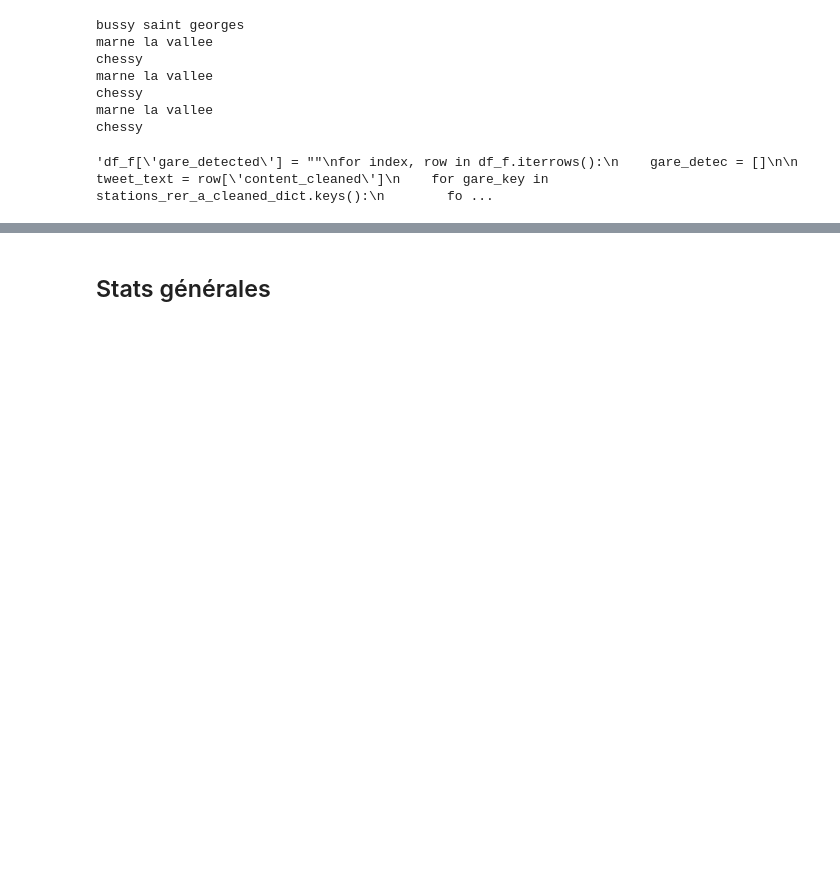
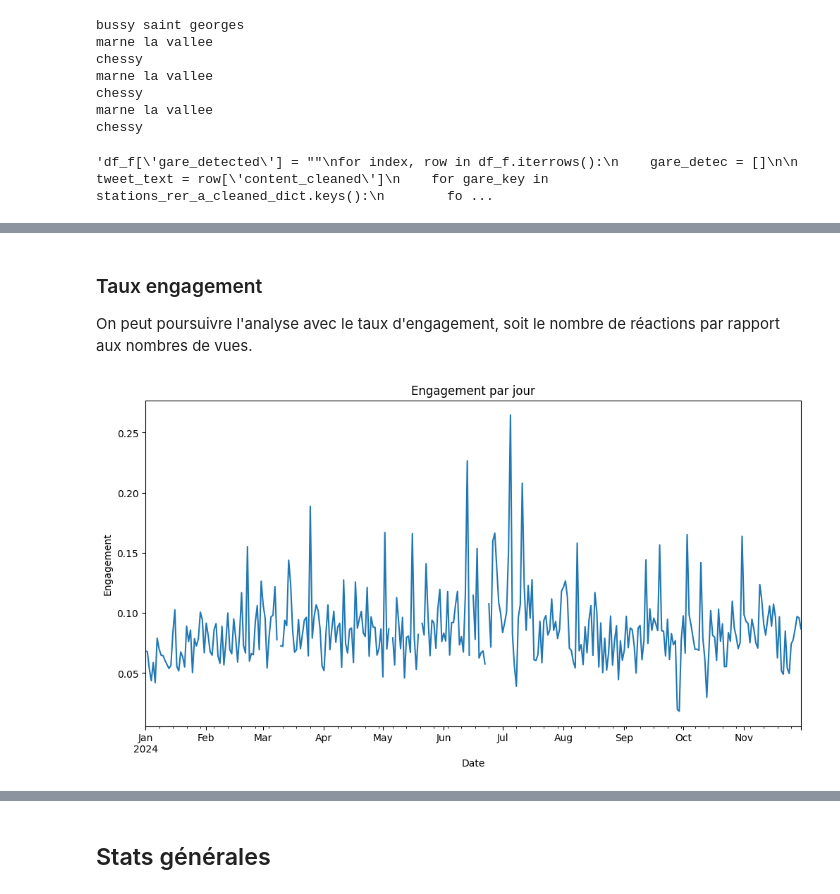
Before and after one commit to Gabe-MGNT/RERA_WRAPPED_2024, a Jupyter notebook: analyze_data/analyze.ipynb, the cells around one changed output, grey strips where cells are left out. Saved outputs shown, nothing was run; the diff lists cells and outputs as text; code cells hidden in the pictures; blank space fills up the shorter version.

```diff
--- a/analyze_data/analyze.ipynb
+++ b/analyze_data/analyze.ipynb
@@ -445,0 +636,21 @@ array([[" Le trafic est perturbé de Poissy vers Nanterre - Préfecture , en rai
+# %% [markdown]
+### Taux engagement
+On peut poursuivre l'analyse avec le taux d'engagement, soit le nombre de réactions par rapport aux nombres de vues.
+# %%
+df_f['engagement'] = ((df_f['likes'] + df_f['retweets'] + df_f['comments']) / df_f['views'])*100
+
+
+
+# Tracer l'engagement au fil du temps
+df_f['date'] = pd.to_datetime(df_f['time_posted'])
+df_tweet_normal = df_f[df_f['tweet_type']=='Normal']
+engagement_per_day = df_tweet_normal.set_index('date')['engagement'].resample('D').mean()
+
+plt.figure(figsize=(12, 6))
+engagement_per_day.plot()
+plt.title('Engagement par jour')
+plt.xlabel('Date')
+plt.ylabel('Engagement')
+plt.show()
+# %% [output]
+[figure, added]
```
Also changed, not shown: parts of 163 cells of this notebook, 9 other files.
